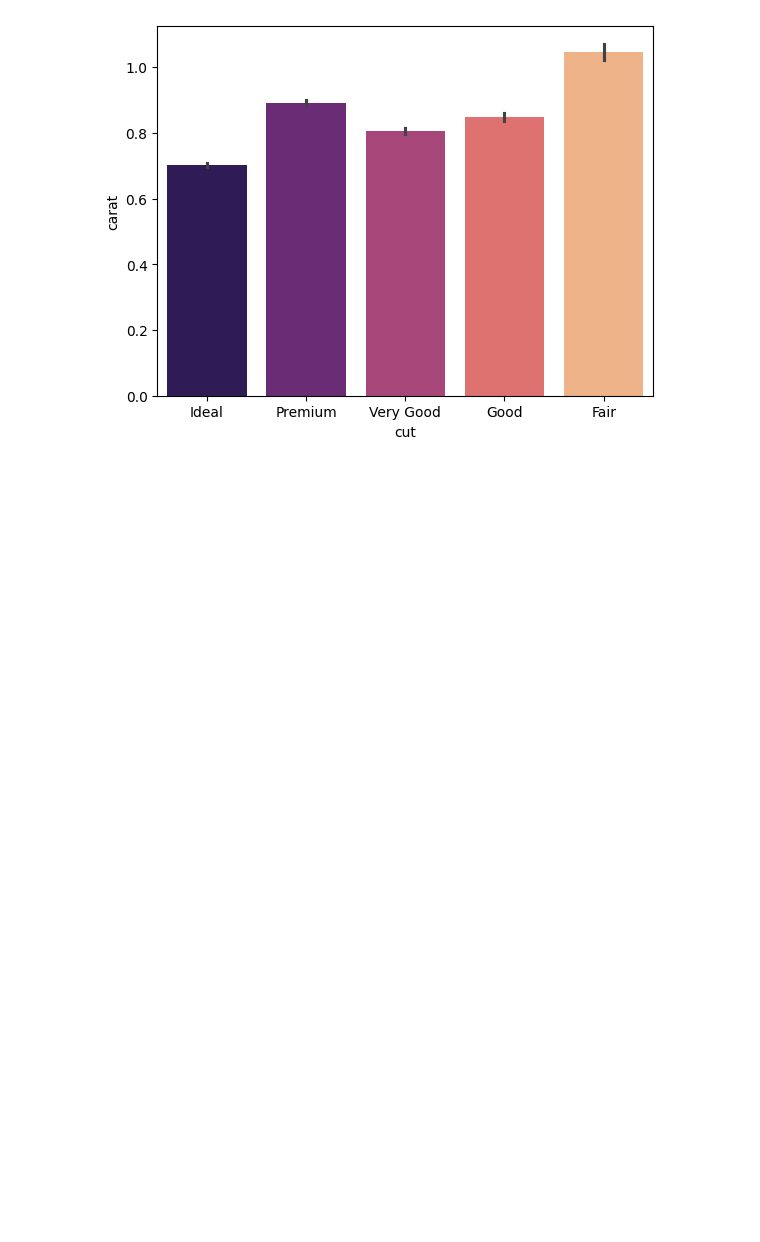
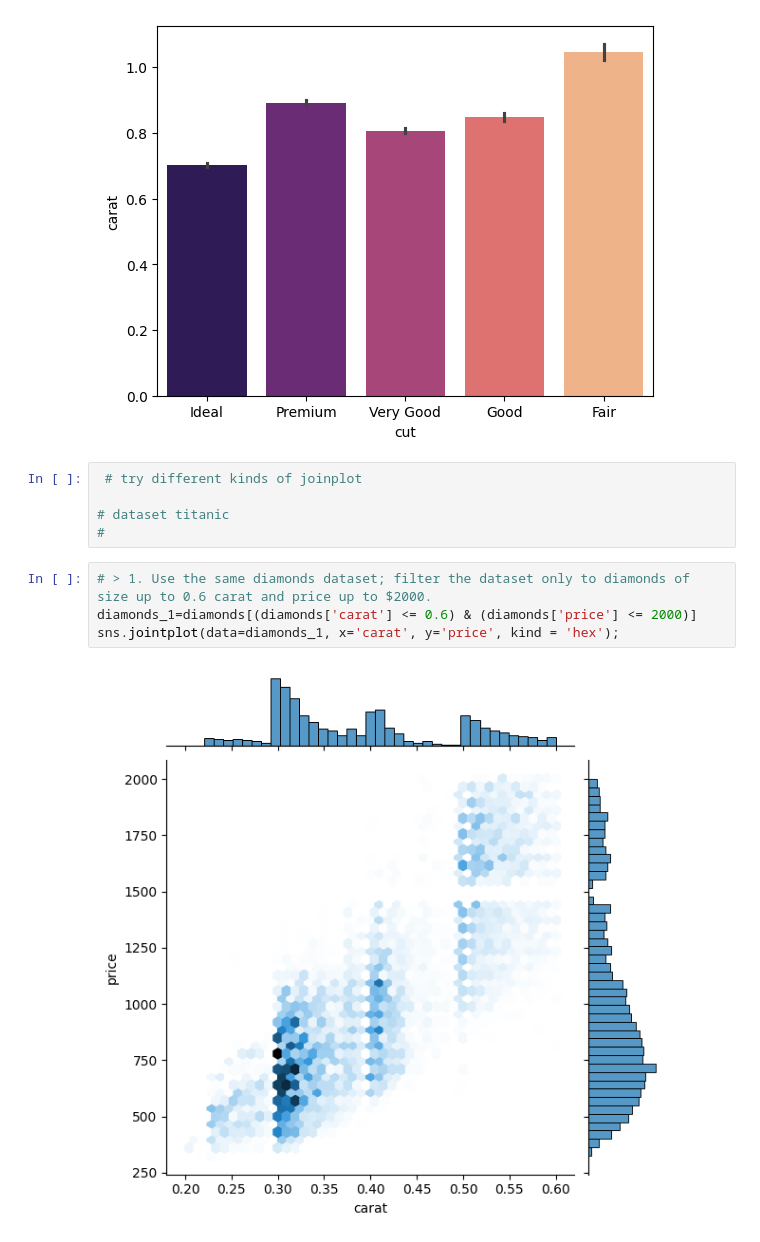
Before and after one commit to MarinaYurchenko/Python-practice, a Jupyter notebook: practice_graphs.ipynb, the cells around one changed output. Cells and saved outputs as stored; diff of their text form; blank space fills up the shorter version.

Commit message:
solved tasks 1-5 on graphs. tips and diamond dataset

```diff
--- a/practice_graphs.ipynb
+++ b/practice_graphs.ipynb
@@ -60,3 +60,14 @@ Passing `palette` without assigning `hue` is deprecated and will be removed in v
   sns.barplot(x= 'cut', y = 'carat' , data = diamonds, estimator= np.mean, palette = 'magma')
 <Axes: xlabel='cut', ylabel='carat'>
 [figure]
+# %%
+ # try different kinds of joinplot
+
+# dataset titanic
+#
+# %%
+# > 1. Use the same diamonds dataset; filter the dataset only to diamonds of size up to 0.6 carat and price up to $2000.
+diamonds_1=diamonds[(diamonds['carat'] <= 0.6) & (diamonds['price'] <= 2000)]
+sns.jointplot(data=diamonds_1, x='carat', y='price', kind = 'hex');
+# %% [output]
+[figure, added]
```
Also changed, not shown: parts of 4 cells of this notebook.
